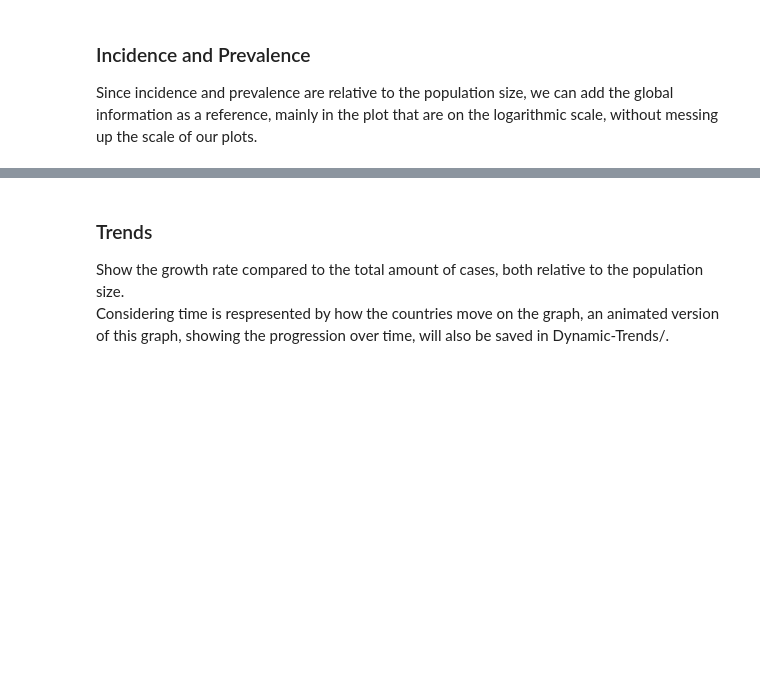
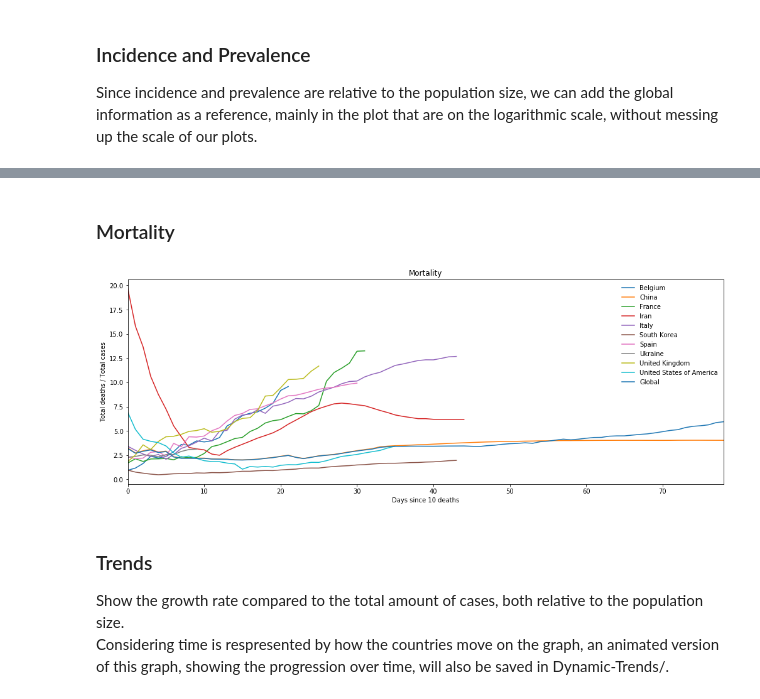
Before and after one commit to simon-verheyen/Portfolio, a Jupyter notebook: COVID-data/Visualization/Countries_Of_Interest.ipynb, the cells around one changed output, grey strips where cells are left out. Drawn from its saved outputs; the diff is of its cells as text; code cells hidden in the pictures; blank space fills up the shorter version.

Commit message:
daily update + adding mortality plot

```diff
--- a/COVID-data/Visualization/Countries_Of_Interest.ipynb
+++ b/COVID-data/Visualization/Countries_Of_Interest.ipynb
@@ -68,3 +73,9 @@ mt.plot_spread('incidence', '3days', countries, scale='log')
+# %% [markdown]
+### Mortality
+# %%
+mt.plot_mortality(countries)
+# %% [output]
+[figure, added]
 # %% [markdown]
 ### Trends
 
```
Also changed, not shown: parts of 8 cells of this notebook, 34 other files.
